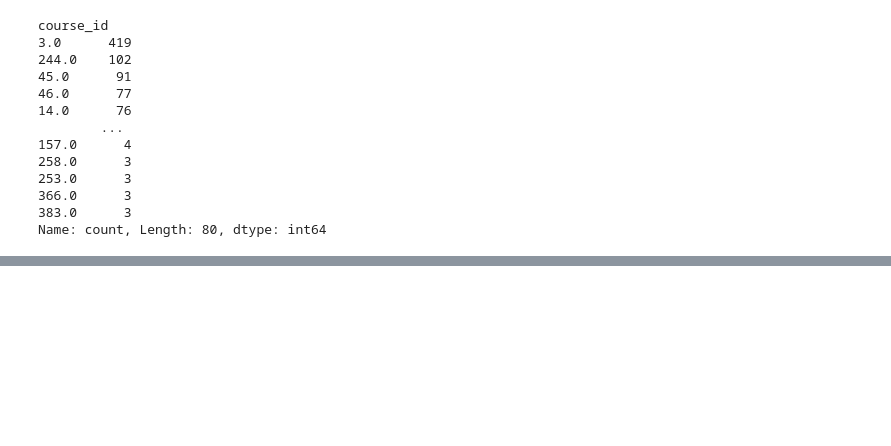
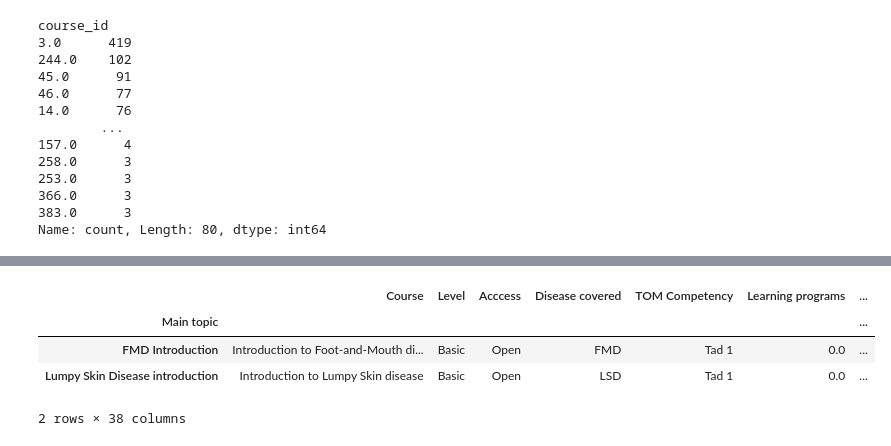
Before and after one commit to FAOEuFMD/TOM-Recommender-System, a Jupyter notebook: EDA 2.ipynb, the cells around one changed output, grey strips where cells are left out. Cells and saved outputs as stored; diff of their text form; code cells hidden in the pictures; blank space fills up the shorter version.

```diff
--- a/EDA 2.ipynb
+++ b/EDA 2.ipynb
@@ -762,0 +930,8 @@ Name: count, Length: 80, dtype: int64
+# %%
+brick_mapping_df.head(2)
+# %% [output]
+|  | Course | Level | Acccess | Disease covered | TOM Competency | Learning programs | ... |
+| Main topic |  |  |  |  |  |  | ... |
+| FMD Introduction | Introduction to Foot-and-Mouth di... | Basic | Open | FMD | Tad 1 | 0.0 | ... |
+| Lumpy Skin Disease introduction | Introduction to Lumpy Skin disease | Basic | Open | LSD | Tad 1 | 0.0 | ... |
+2 rows × 38 columns
```
Also changed, not shown: parts of 20 cells of this notebook, 1 other file.
